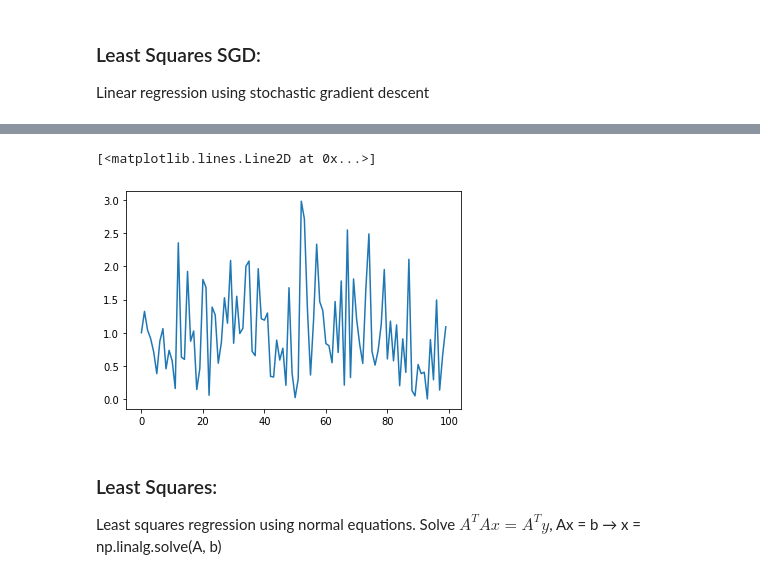
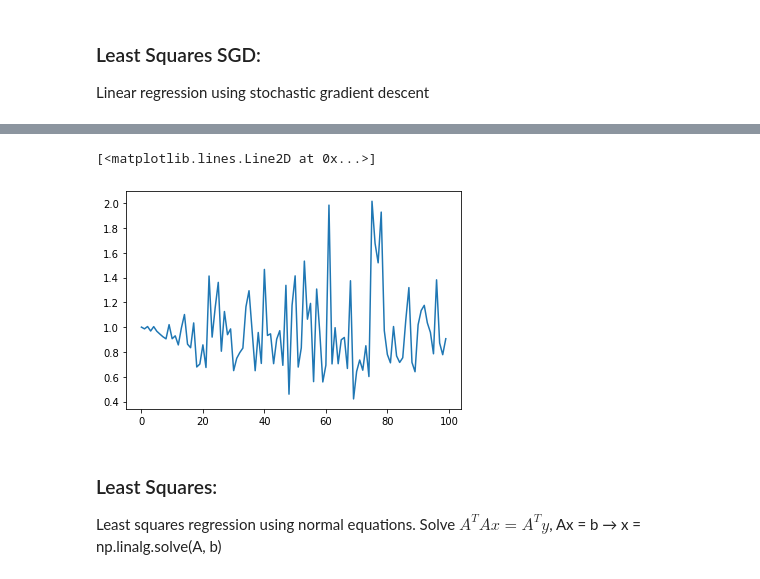
Before and after one commit to Dreyvor/ML_Project_1, a Jupyter notebook: source/project_1.ipynb, the cells around one changed output, grey strips where cells are left out. Cells and saved outputs as stored; diff of their text form; code cells hidden in the pictures.

```diff
--- a/source/project_1.ipynb
+++ b/source/project_1.ipynb
@@ -120,8 +121,8 @@ def least_squares_GD(y, tx, initial_w, max_iters, gamma):
     return w, losses, losses[-1]
 # %%
 initial_w = np.zeros(tX_std.shape[1])
-max_iters = 50
-gamma = 0.1
+max_iters = 100
+gamma = 0.01
 w_ls_GD, losses_ls_GD, final_loss_ls_GD = least_squares_GD(
     y, tX_std, initial_w, max_iters, gamma)
 plt.plot(losses_ls_GD)
@@ -167,13 +161,14 @@ def least_squares_SGD(y, tx, initial_w, max_iters, gamma):
             w -= gamma * grad
             # store w and loss
             losses.append(loss)
-            print("Least squares gradient Descent({bi}/{ti}): loss={l}".format(
-                bi=n_iter, ti=max_iters - 1, l=loss))
+            if n_iter%10==0:
+                print("Least squares gradient Descent({bi}/{ti}): loss={l}".format(
+                    bi=n_iter, ti=max_iters - 1, l=loss))
     return w, losses, losses[-1]
 # %%
 initial_w = np.zeros(tX_std.shape[1])
 max_iters = 100
-gamma = 0.01
+gamma = 0.001
 w_ls_SGD, losses_ls_SGD, final_loss_ls_SGD = least_squares_SGD(y, tX_std, initial_w, max_iters,
                                          gamma)
 plt.plot(losses_ls_SGD)
@@ -198,5 +186,5 @@ Least squares gradient Descent(99/99): loss=1.0892382046910967
 [<matplotlib.lines.Line2D at 0x...>]
-[figure, old version]
+[figure, new version]
 # %% [markdown]
 ### Least Squares:
 Least squares regression using normal equations. Solve $A^TAx = A^Ty$, Ax = b → x = np.linalg.solve(A, b)
```
Also changed, not shown: parts of 13 cells of this notebook.
